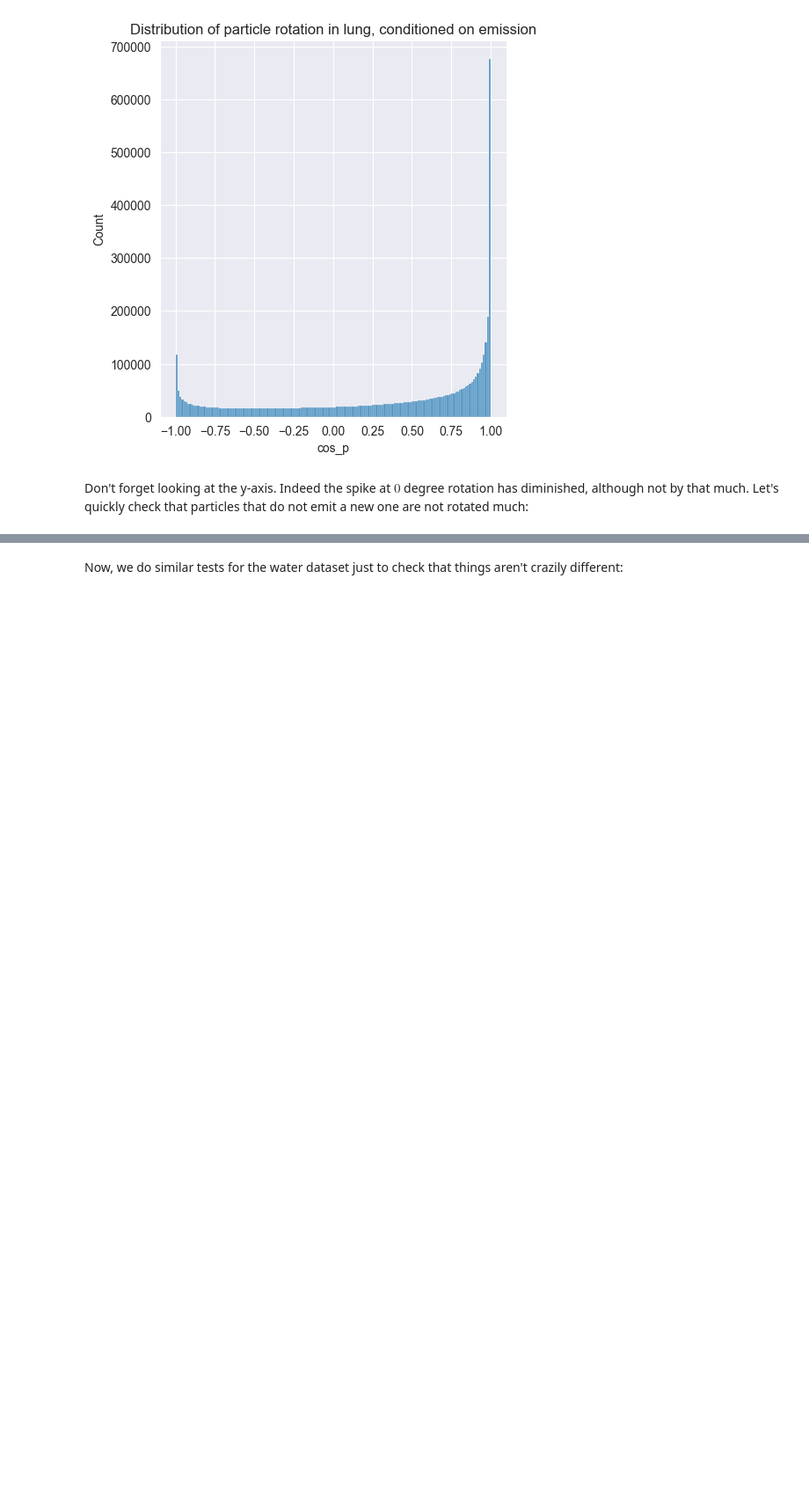
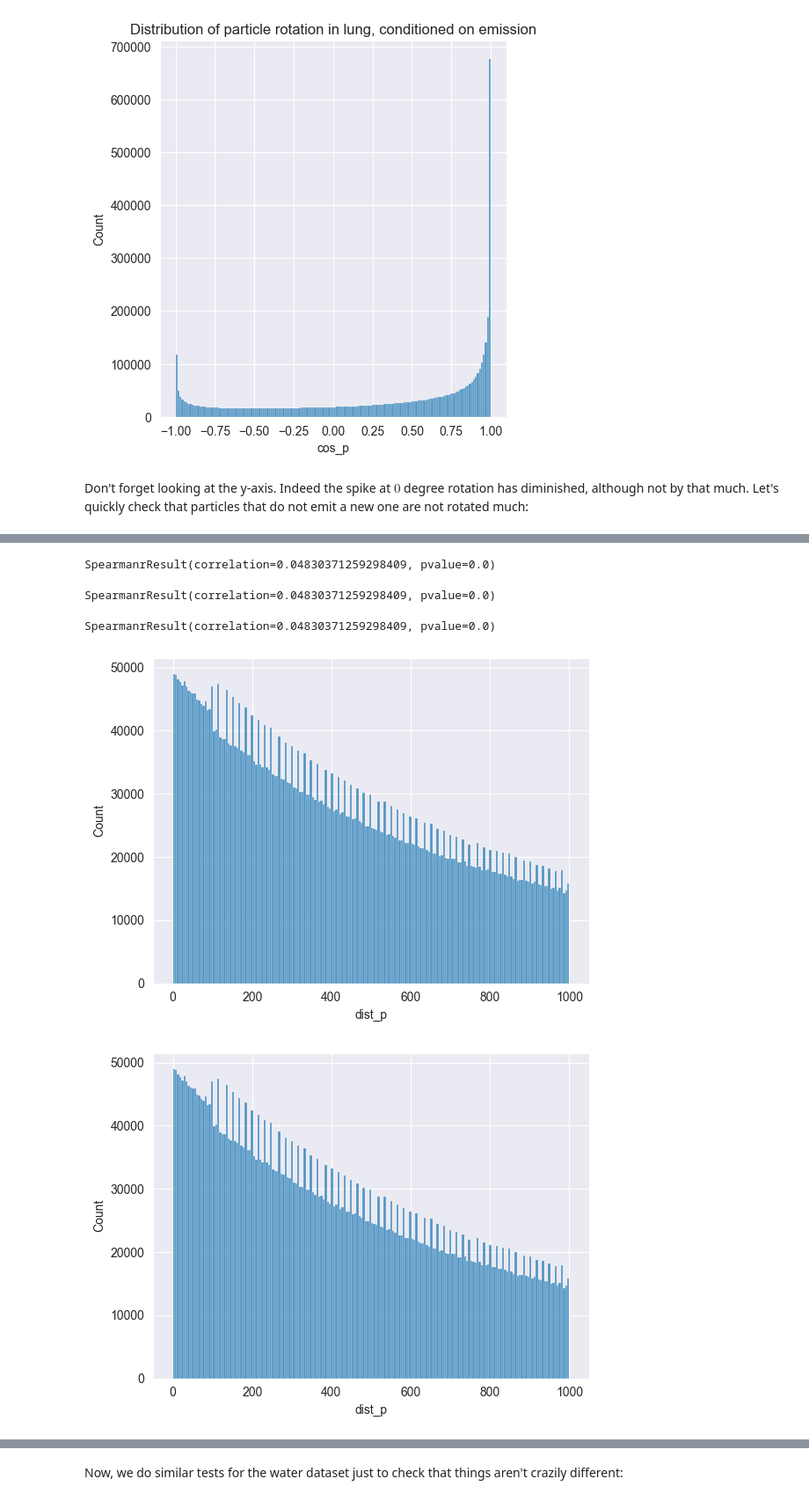
Before and after one commit to Dicedead/CS433project, a Jupyter notebook: project2/src/analysis.ipynb, the cells around one changed output, grey strips where cells are left out. Shown: that part at 88% size. Cells and saved outputs as stored; diff of their text form; code cells hidden in the pictures; blank space fills up the shorter version.

```diff
--- a/project2/src/analysis.ipynb
+++ b/project2/src/analysis.ipynb
@@ -207,0 +214,11 @@ stats.spearmanr(lung_df_e_10['dist_p'], lung_df_e_10['en_p'])
+# %%
+stats.spearmanr(lung_df_emissions["cos_p"], lung_df_emissions["dist_p"])
+# %% [output]
+SpearmanrResult(correlation=0.04830371259298409, pvalue=0.0)
+SpearmanrResult(correlation=0.04830371259298409, pvalue=0.0)
+SpearmanrResult(correlation=0.04830371259298409, pvalue=0.0)
+# %%
+sns.histplot(lung_df_emissions["dist_p"]);
+# %% [output]
+[figure, added]
+[figure, added]
```
Also changed, not shown: parts of 20 cells of this notebook.
